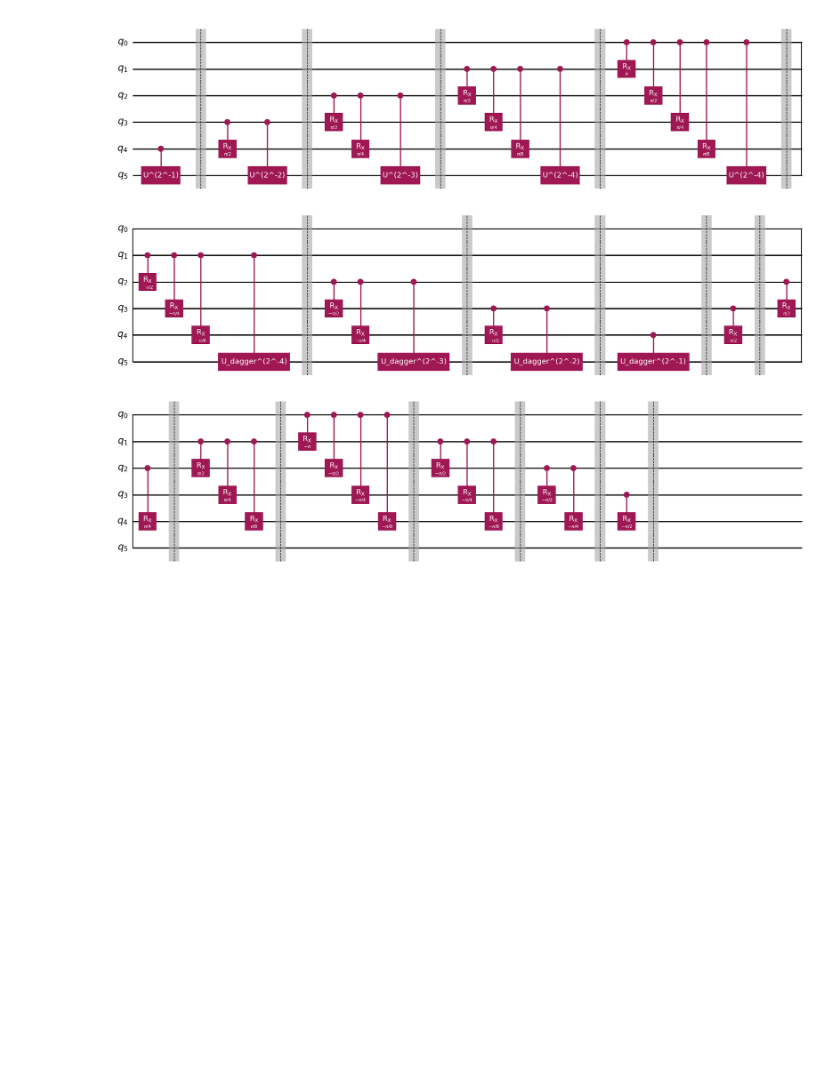
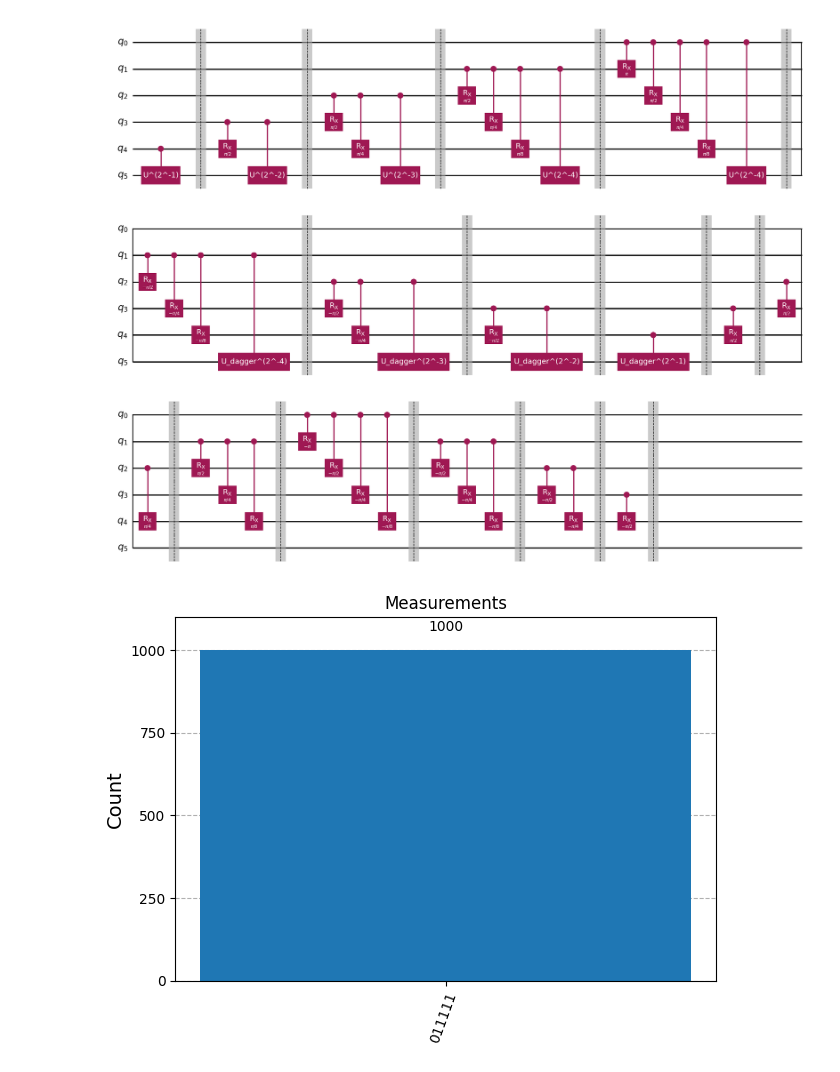
Before and after one commit to misho9714/Multi-Controlled-U, a Jupyter notebook: notebook.ipynb, the cells around one changed output. Drawn from its saved outputs; the diff is of its cells as text; code cells hidden in the pictures; blank space fills up the shorter version.

```diff
--- a/notebook.ipynb
+++ b/notebook.ipynb
@@ -128,2 +125,32 @@ mcu(5, U).decompose().draw(output="mpl", style=style)
 # %% [output]
 [figure]
+# %%
+def test(n, U):
+    # Prepare input |111111>
+    qc = QuantumCircuit(n + 1)
+    qc.x(range(n + 1))
+    qc.h(n)
+
+    qc.append(mcu(n, U), range(n + 1))
+    qc.h(n)
+    U = Operator(qc).data
+    # print(np.array2string(U, precision=3, suppress_small=True))
+    qc.measure_all()
+    # qc.decompose().draw(output="mpl")
+
+    # Run on simulator
+    sim = Aer.get_backend("aer_simulator")
+    tqc = transpile(qc, sim)
+    result = sim.run(tqc, shots = 1000).result()
+    counts = result.get_counts()
+    return plot_histogram(counts, title="Measurements")
+
+n = 5
+
+# Target unitary: NOT gate
+U = np.array([[1, 0],
+              [0, -1]])
+
+test(n, U)
+# %% [output]
+[figure, added]
```
Also changed, not shown: parts of 7 cells of this notebook.
